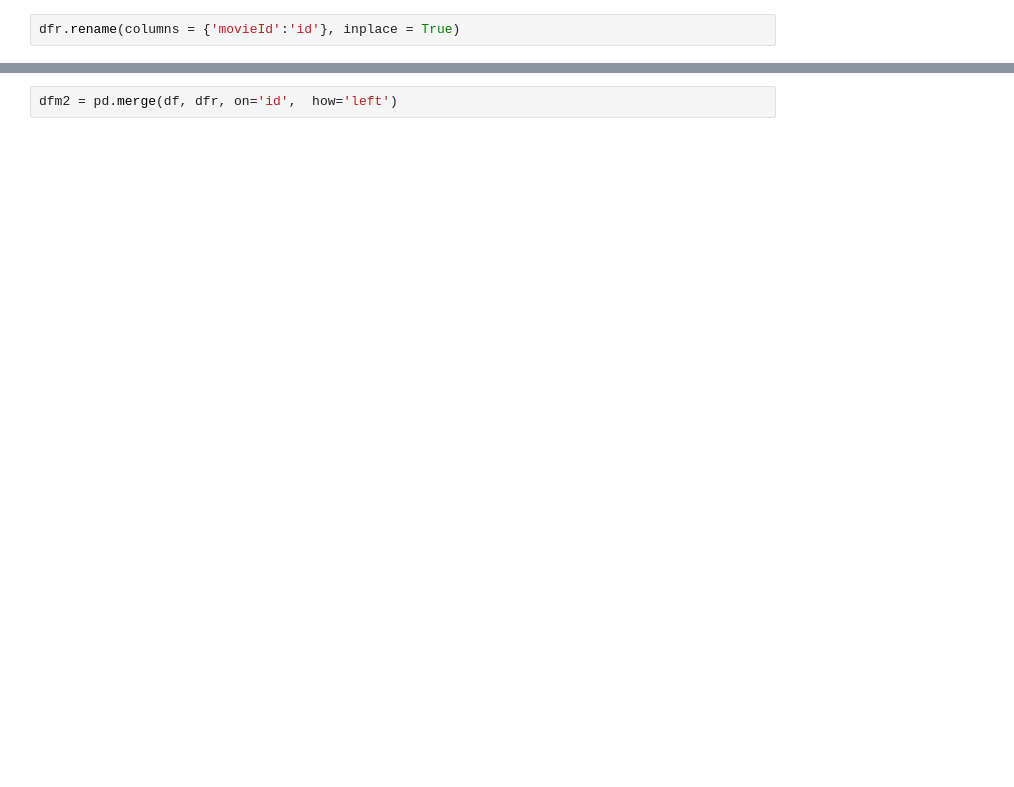
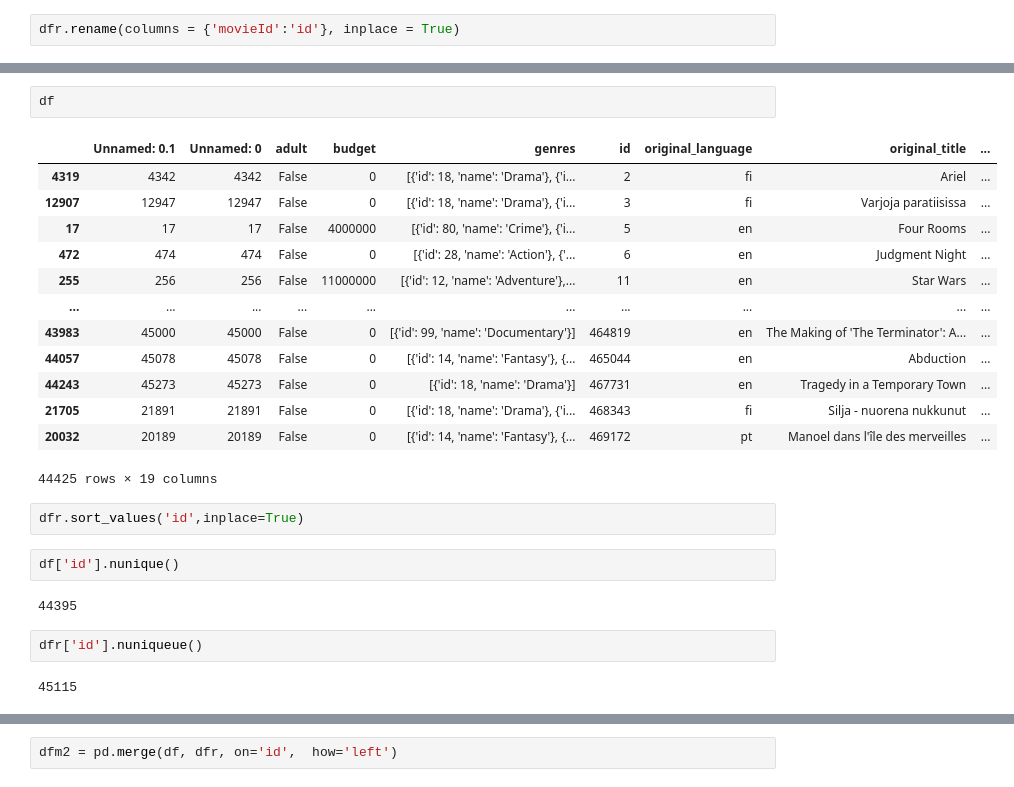
Before and after one commit to IORD1/DSBDA-scripts-rating, a Jupyter notebook: merging_both.ipynb, the cells around one changed output, grey strips where cells are left out. Cells and saved outputs as stored; diff of their text form; blank space fills up the shorter version.

```diff
--- a/merging_both.ipynb
+++ b/merging_both.ipynb
@@ -33,2 +65,28 @@ dfr.rename(columns = {'movieId':'id'}, inplace = True)
+# %%
+df
+# %% [output]
+|  | Unnamed: 0.1 | Unnamed: 0 | adult | budget | genres | id | original_language | original_title | ... |
+| 4319 | 4342 | 4342 | False | 0 | [{'id': 18, 'name': 'Drama'}, {'i... | 2 | fi | Ariel | ... |
+| 12907 | 12947 | 12947 | False | 0 | [{'id': 18, 'name': 'Drama'}, {'i... | 3 | fi | Varjoja paratiisissa | ... |
+| 17 | 17 | 17 | False | 4000000 | [{'id': 80, 'name': 'Crime'}, {'i... | 5 | en | Four Rooms | ... |
+| 472 | 474 | 474 | False | 0 | [{'id': 28, 'name': 'Action'}, {'... | 6 | en | Judgment Night | ... |
+| 255 | 256 | 256 | False | 11000000 | [{'id': 12, 'name': 'Adventure'},... | 11 | en | Star Wars | ... |
+| ... | ... | ... | ... | ... | ... | ... | ... | ... | ... |
+| 43983 | 45000 | 45000 | False | 0 | [{'id': 99, 'name': 'Documentary'}] | 464819 | en | The Making of 'The Terminator': A... | ... |
+| 44057 | 45078 | 45078 | False | 0 | [{'id': 14, 'name': 'Fantasy'}, {... | 465044 | en | Abduction | ... |
+| 44243 | 45273 | 45273 | False | 0 | [{'id': 18, 'name': 'Drama'}] | 467731 | en | Tragedy in a Temporary Town | ... |
+| 21705 | 21891 | 21891 | False | 0 | [{'id': 18, 'name': 'Drama'}, {'i... | 468343 | fi | Silja - nuorena nukkunut | ... |
+| 20032 | 20189 | 20189 | False | 0 | [{'id': 14, 'name': 'Fantasy'}, {... | 469172 | pt | Manoel dans l'île des merveilles | ... |
+44425 rows × 19 columns
+# %%
+dfr.sort_values('id',inplace=True)
+# %%
+df['id'].nunique()
+# %% [output]
+44395
+# %%
+dfr['id'].nuniqueue()
+# %% [output]
+45115
 # %%
 dfm = pd.merge(df, dfr, on="id")
```
Also changed, not shown: parts of 15 cells of this notebook, 7 other files.
